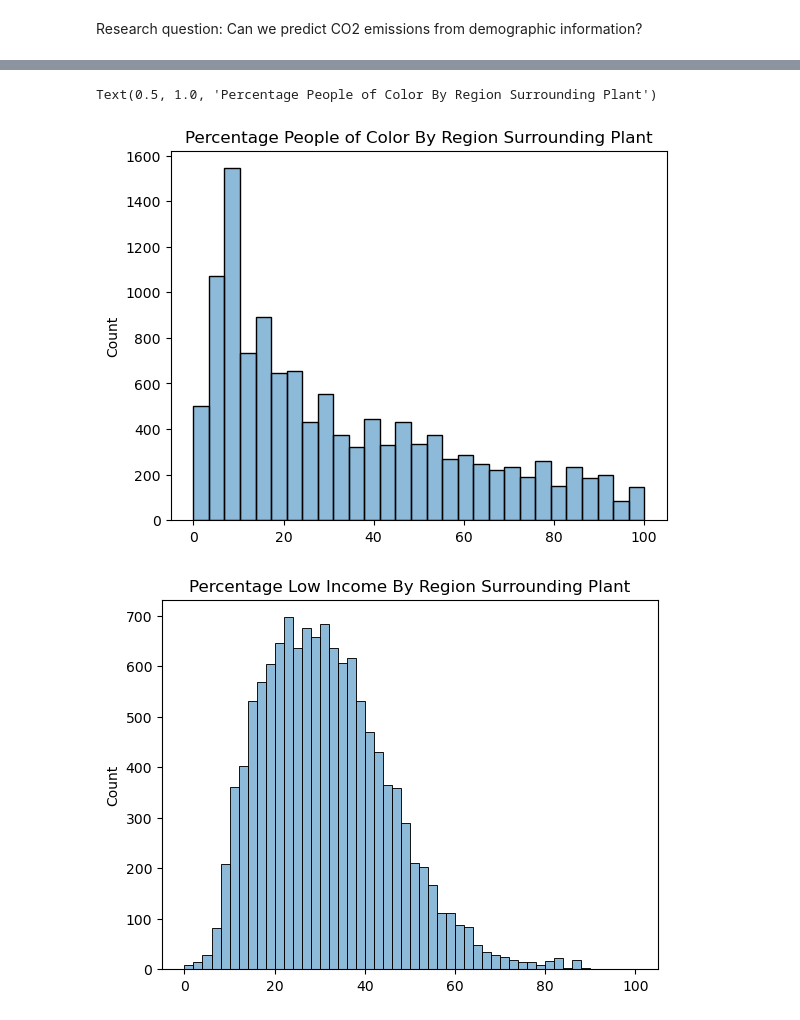
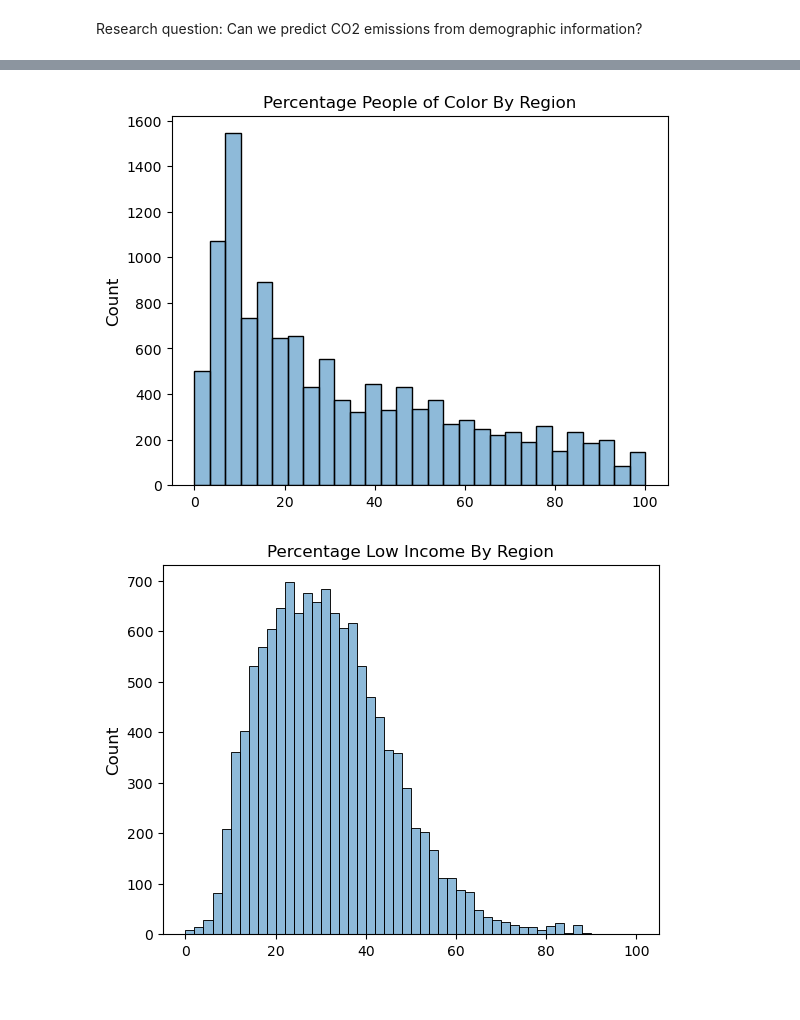
Before and after one commit to reilyfairchild/Data102_Final_Project, a Jupyter notebook: dataset_3_EDA.ipynb, the cells around one changed output, grey strips where cells are left out. Saved outputs shown, nothing was run; the diff lists cells and outputs as text; code cells hidden in the pictures.

```diff
--- a/dataset_3_EDA.ipynb
+++ b/dataset_3_EDA.ipynb
@@ -76,12 +83,11 @@ egrid_demo.head()
 # %%
 sns.histplot(egrid_demo_multiindex["People of Color (%)"], legend=False)
-plt.title('Percentage People of Color By Region Surrounding Plant')
+plt.title('Percentage People of Color By Region');
 # %% [output]
-Text(0.5, 1.0, 'Percentage People of Color By Region Surrounding Plant')
-[figure, old version]
+[figure, new version]
 # %%
 sns.histplot(egrid_demo_multiindex["Low Income (%)"], bins = 50, legend=False)
-plt.title('Percentage Low Income By Region Surrounding Plant')
+plt.title('Percentage Low Income By Region')
 plt.show()
 # %% [output]
-[figure, old version]
+[figure, new version]
```
Also changed, not shown: parts of 9 cells of this notebook.
